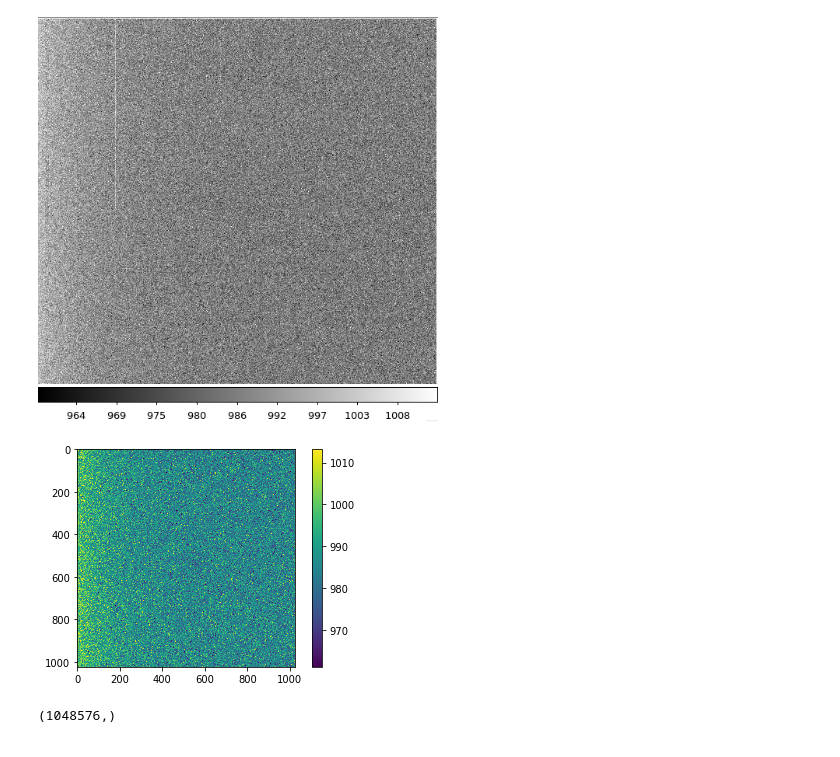
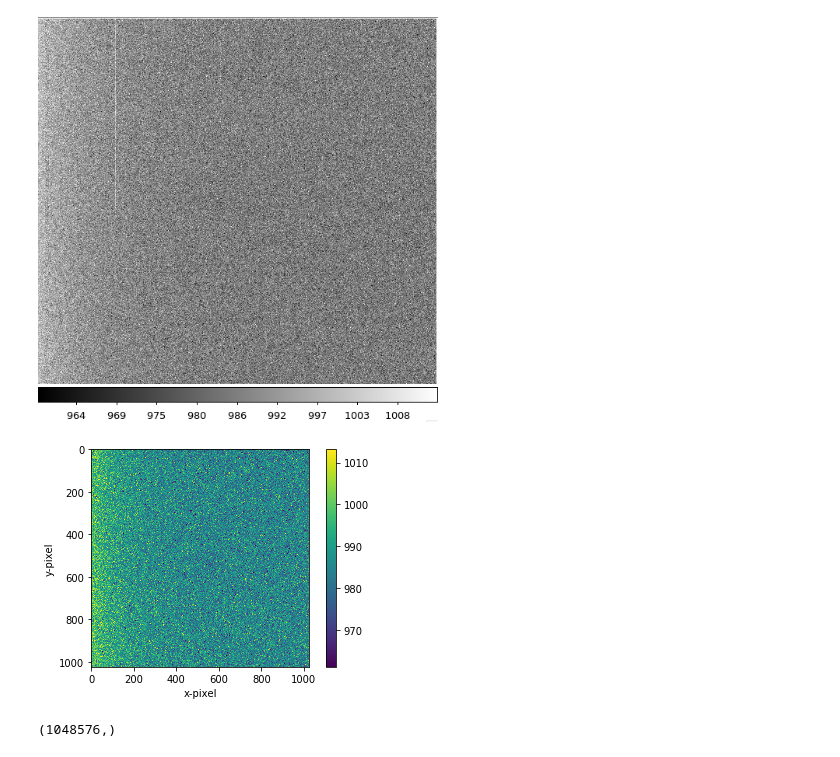
Before and after one commit to sibirrer/PHY517_AST443, a Jupyter notebook: tutorials/FITS images in python.ipynb, the cells around one changed output. Cells and saved outputs as stored; diff of their text form; code cells hidden in the pictures.

```diff
--- a/tutorials/FITS images in python.ipynb
+++ b/tutorials/FITS images in python.ipynb
@@ -81,14 +81,20 @@ Image(filename = "bias.png", width = 400)
 # %%
 # you can use matplotlib to illustrate images
 
 mean_ = np.mean(imagedata)
 std = np.std(imagedata)
 
-plt.imshow(imagedata, vmin=mean_-3*std, vmax=mean_+3*std)  # make sure the range in the color scale is chosen wisely
+# make sure the range in the color scale is chosen wisely
+# you can chose the range with vmin and vmax
+
+#plt.imshow(np.log(imagedata))
+plt.imshow(imagedata, vmin=mean_-3*std, vmax=mean_+3*std)
 plt.colorbar()
+plt.xlabel('x-pixel')
+plt.ylabel('y-pixel')
 plt.show()
 # %% [output]
-[figure, old version]
+[figure, new version]
 # %%
 ### for plotting the histogram, calculating statistics, etc., it's useful to convert the 2d array into a 1d list:
 countvalues = imagedata.flatten()
```
Also changed, not shown: parts of 1 cell of this notebook, 2 other files.
